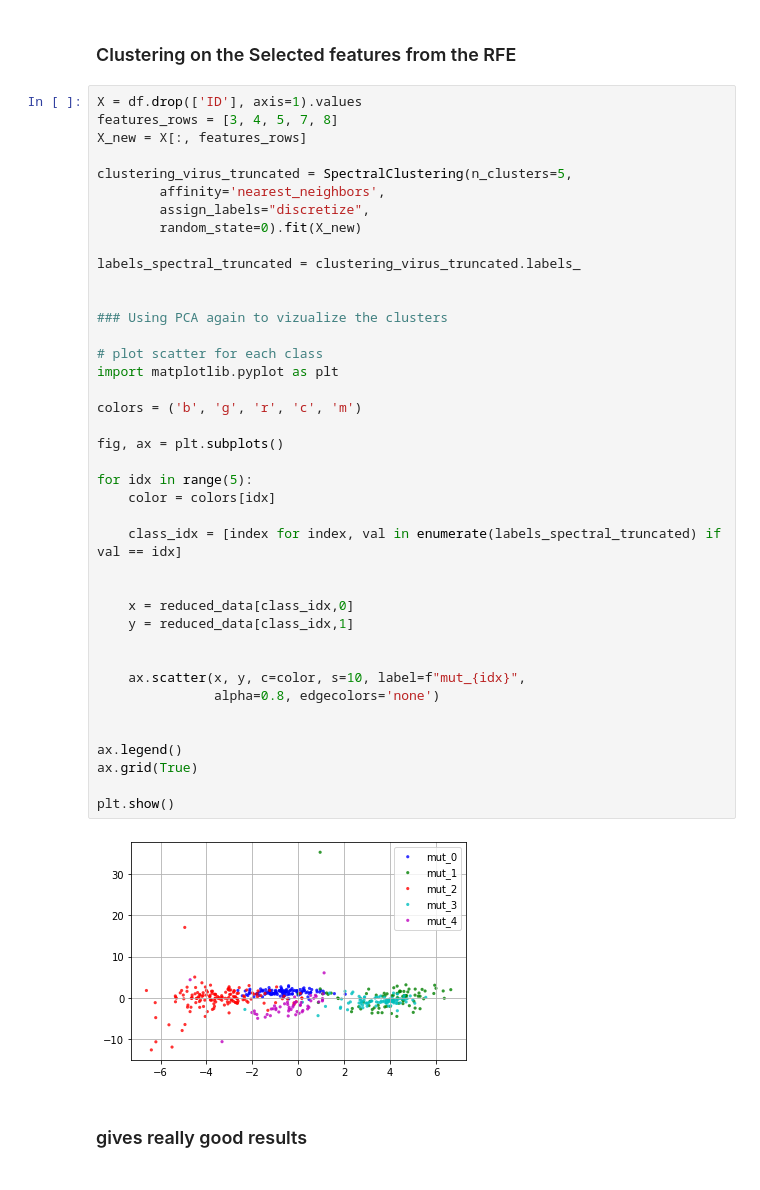
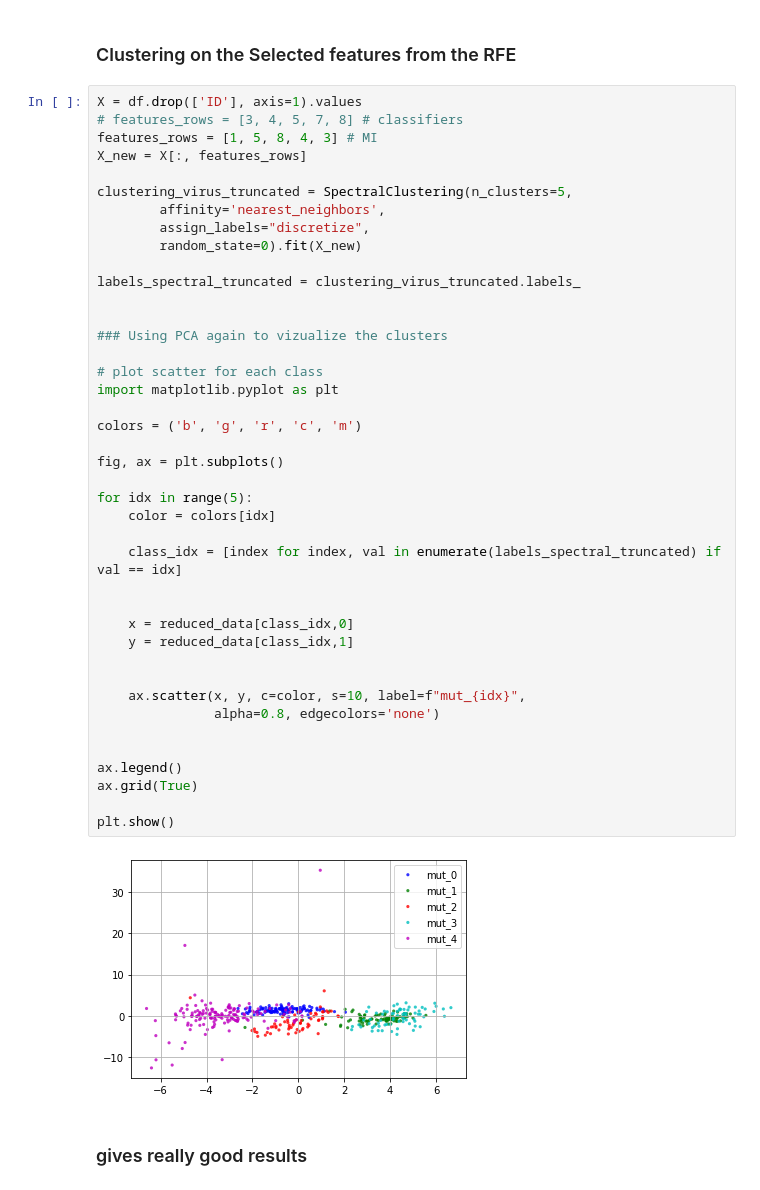
Before and after one commit to aka-sova/236756_Introduction_to_ML, a Jupyter notebook: hw4/wet_alex/data_preparation.ipynb, the cells around one changed output. Drawn from its saved outputs; the diff is of its cells as text.

```diff
--- a/hw4/wet_alex/data_preparation.ipynb
+++ b/hw4/wet_alex/data_preparation.ipynb
@@ -608,7 +610,8 @@ seems to be highly not correlated.
 ### Clustering on the Selected features from the RFE
 # %%
 X = df.drop(['ID'], axis=1).values
-features_rows = [3, 4, 5, 7, 8]
+# features_rows = [3, 4, 5, 7, 8] # classifiers
+features_rows = [1, 5, 8, 4, 3] # MI
 X_new = X[:, features_rows]
 
 clustering_virus_truncated = SpectralClustering(n_clusters=5,
@@ -620,34 +623,34 @@ labels_spectral_truncated = clustering_virus_truncated.labels_
 
 
 ### Using PCA again to vizualize the clusters
 
 # plot scatter for each class
 import matplotlib.pyplot as plt
 
 colors = ('b', 'g', 'r', 'c', 'm')
 
 fig, ax = plt.subplots()
 
 for idx in range(5):
     color = colors[idx]
 
     class_idx = [index for index, val in enumerate(labels_spectral_truncated) if val == idx]
 
 
     x = reduced_data[class_idx,0]
     y = reduced_data[class_idx,1]
 
 
     ax.scatter(x, y, c=color, s=10, label=f"mut_{idx}",
                alpha=0.8, edgecolors='none')
 
 
 ax.legend()
 ax.grid(True)
 
 plt.show()
 # %% [output]
-[figure, old version]
+[figure, new version]
 # %% [markdown]
 ### gives really good results
 # %% [markdown]
```
Also changed, not shown: parts of 11 cells of this notebook, 1 other file.
